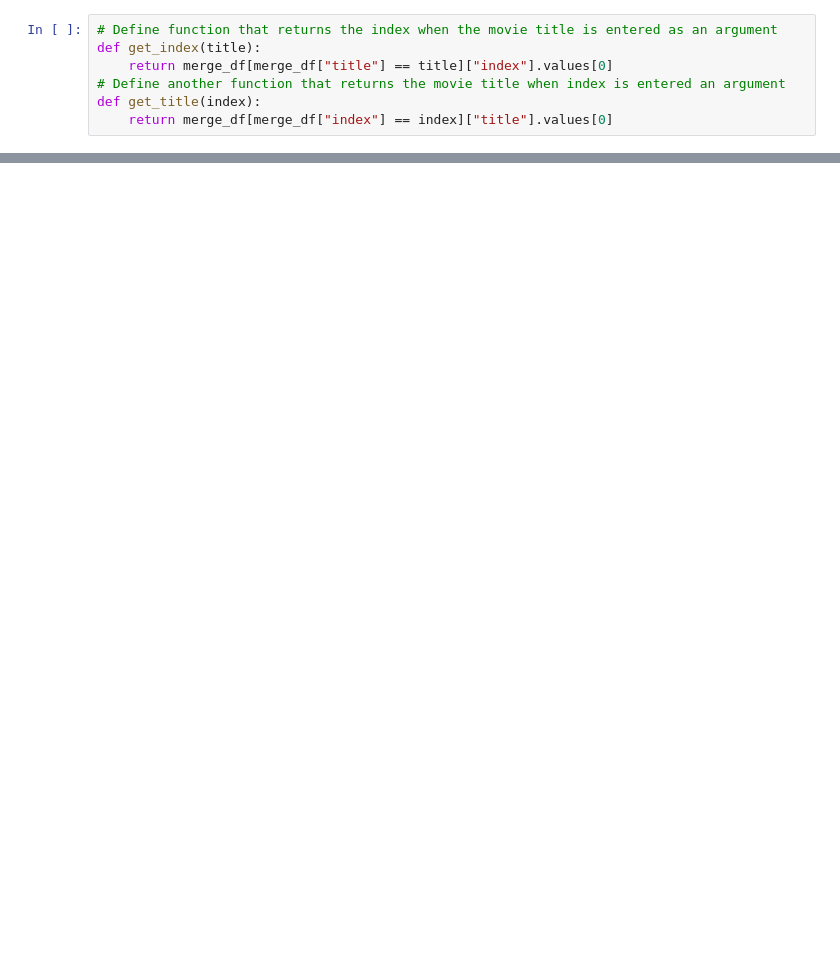
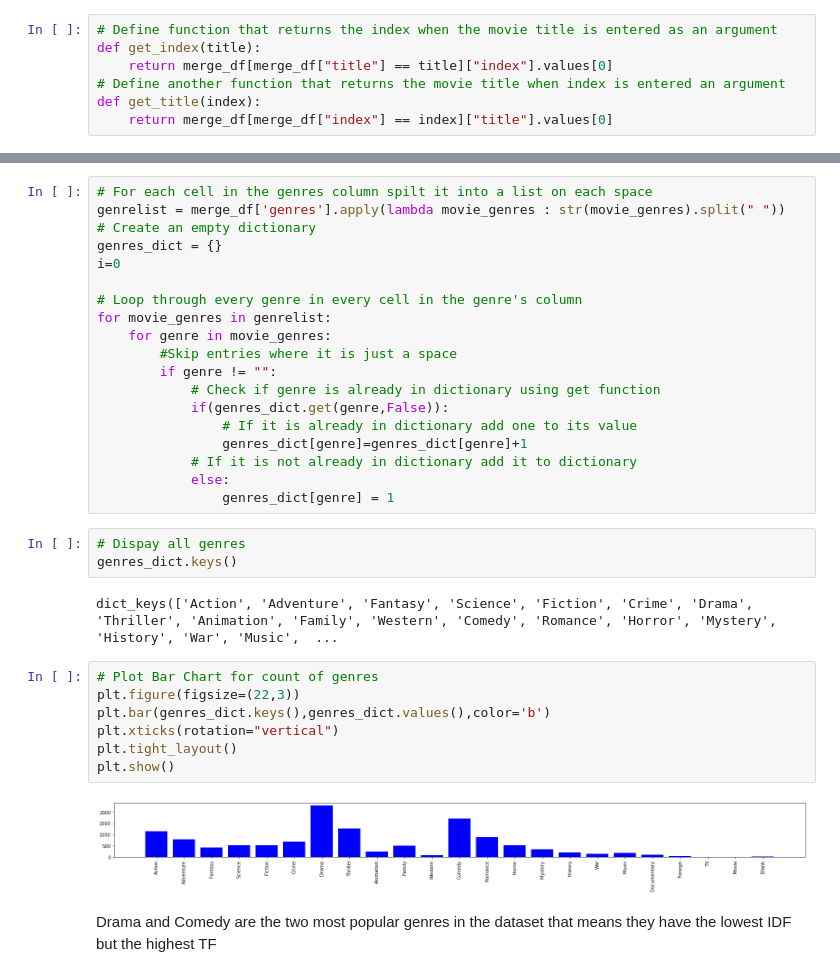
Before and after one commit to cseebec/Movie_Recommendation_P4, a Jupyter notebook: 01_Content_Based_Filtering_System/Content_Movie_Recommendation_System.ipynb, the cells around one changed output, grey strips where cells are left out. Drawn from its saved outputs; the diff is of its cells as text; blank space fills up the shorter version.

```diff
--- a/01_Content_Based_Filtering_System/Content_Movie_Recommendation_System.ipynb
+++ b/01_Content_Based_Filtering_System/Content_Movie_Recommendation_System.ipynb
@@ -112,0 +173,35 @@ Dirty Grandpa
+# %%
+# For each cell in the genres column spilt it into a list on each space
+genrelist = merge_df['genres'].apply(lambda movie_genres : str(movie_genres).split(" "))
+# Create an empty dictionary
+genres_dict = {}
+i=0
+
+# Loop through every genre in every cell in the genre's column
+for movie_genres in genrelist:
+    for genre in movie_genres:
+        #Skip entries where it is just a space
+        if genre != "":
+            # Check if genre is already in dictionary using get function
+            if(genres_dict.get(genre,False)):
+                # If it is already in dictionary add one to its value
+                genres_dict[genre]=genres_dict[genre]+1
+            # If it is not already in dictionary add it to dictionary
+            else:
+                genres_dict[genre] = 1
+# %%
+# Dispay all genres
+genres_dict.keys()
+# %% [output]
+dict_keys(['Action', 'Adventure', 'Fantasy', 'Science', 'Fiction', 'Crime', 'Drama', 'Thriller', 'Animation', 'Family', 'Western', 'Comedy', 'Romance', 'Horror', 'Mystery', 'History', 'War', 'Music',  ...
+# %%
+# Plot Bar Chart for count of genres
+plt.figure(figsize=(22,3))
+plt.bar(genres_dict.keys(),genres_dict.values(),color='b')
+plt.xticks(rotation="vertical")
+plt.tight_layout()
+plt.show()
+# %% [output]
+[figure, added]
+# %% [markdown]
+Drama and Comedy are the two most popular genres in the dataset that means they have the lowest IDF but the highest TF
```
Also changed, not shown: parts of 20 cells of this notebook, 2 other files.
